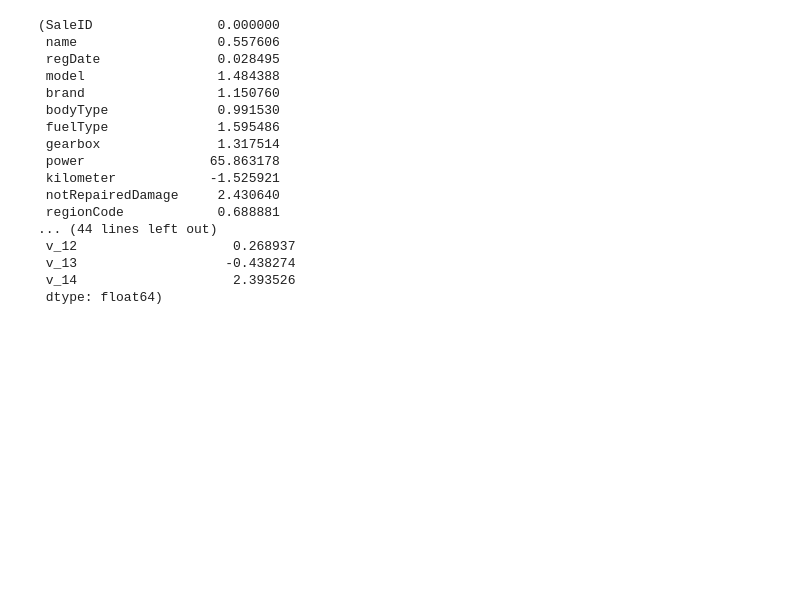
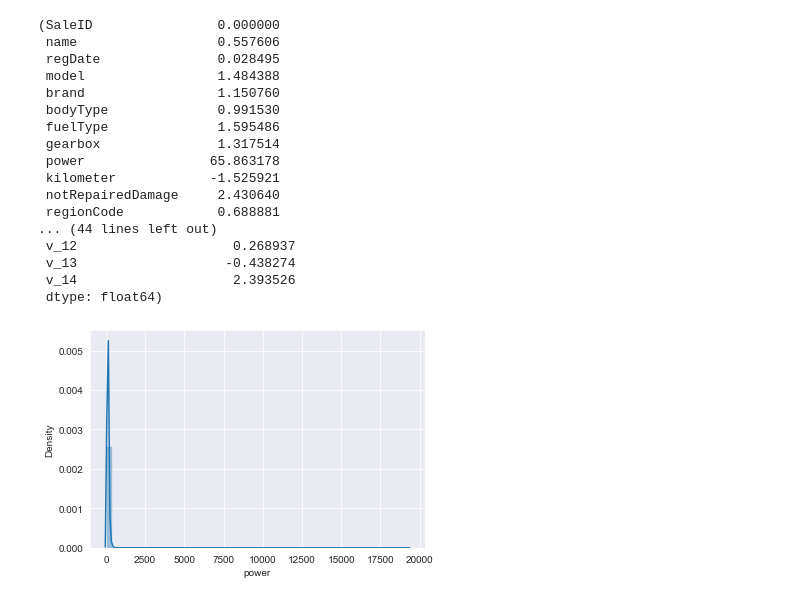
Before and after one commit to SihanWang-WHU/cars_deal_price_prediction, a Jupyter notebook: data/data_info.ipynb, the cells around one changed output. Drawn from its saved outputs; the diff is of its cells as text; code cells hidden in the pictures; blank space fills up the shorter version.

```diff
--- a/data/data_info.ipynb
+++ b/data/data_info.ipynb
@@ -214,3 +214,7 @@ train_data.skew(), train_data.kurt()
  v_13                   -0.438274
  v_14                    2.393526
  dtype: float64)
+# %%
+sns.distplot(train_data['power']);
+# %% [output]
+[figure, added]
```
Also changed, not shown: parts of 15 cells of this notebook.
